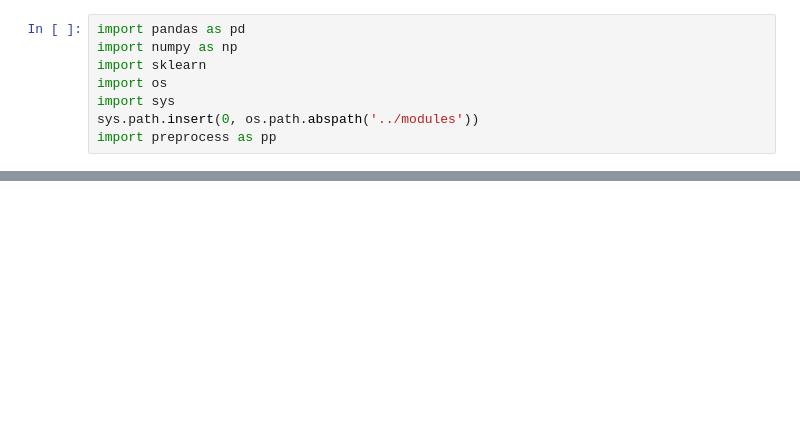
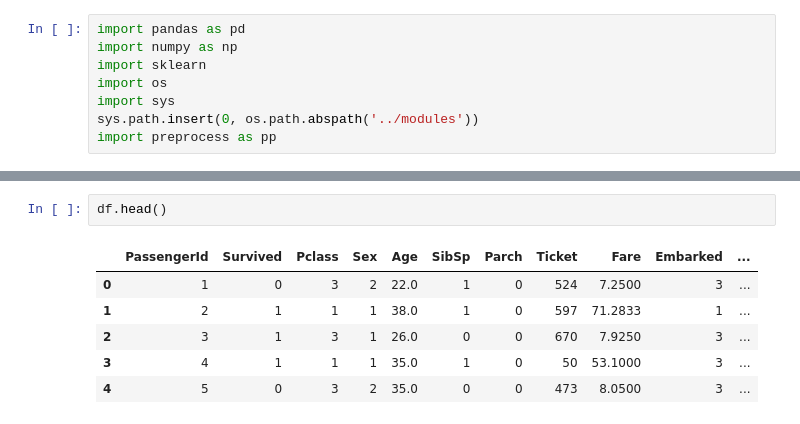
Before and after one commit to dray-the-sea/kaggle-titanic, a Jupyter notebook: notebooks/train-model-LinearSVC.ipynb, the cells around one changed output, grey strips where cells are left out. Saved outputs shown, nothing was run; the diff lists cells and outputs as text; blank space fills up the shorter version.

```diff
--- a/notebooks/train-model-LinearSVC.ipynb
+++ b/notebooks/train-model-LinearSVC.ipynb
@@ -42,0 +51,9 @@ converting MultiCabin to category type
+# %%
+df.head()
+# %% [output]
+|  | PassengerId | Survived | Pclass | Sex | Age | SibSp | Parch | Ticket | Fare | Embarked | ... |
+| 0 | 1 | 0 | 3 | 2 | 22.0 | 1 | 0 | 524 | 7.2500 | 3 | ... |
+| 1 | 2 | 1 | 1 | 1 | 38.0 | 1 | 0 | 597 | 71.2833 | 1 | ... |
+| 2 | 3 | 1 | 3 | 1 | 26.0 | 0 | 0 | 670 | 7.9250 | 3 | ... |
+| 3 | 4 | 1 | 1 | 1 | 35.0 | 1 | 0 | 50 | 53.1000 | 3 | ... |
+| 4 | 5 | 0 | 3 | 2 | 35.0 | 0 | 0 | 473 | 8.0500 | 3 | ... |
```
Also changed, not shown: parts of 20 cells of this notebook, 2 other files.
